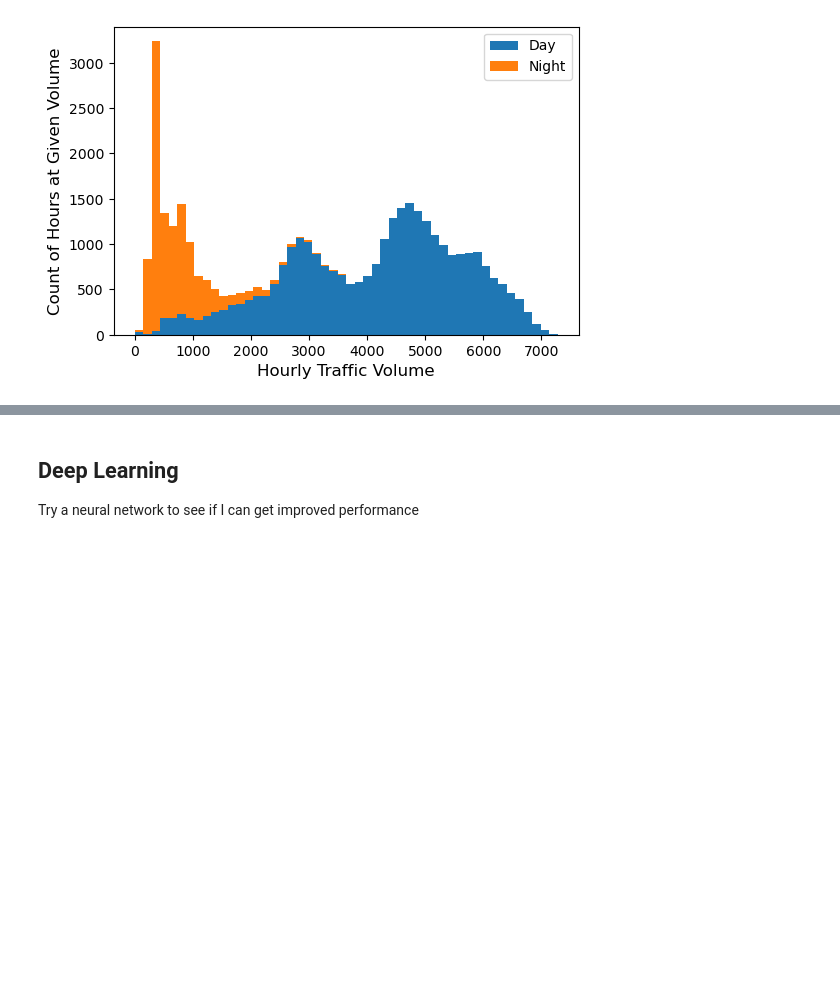
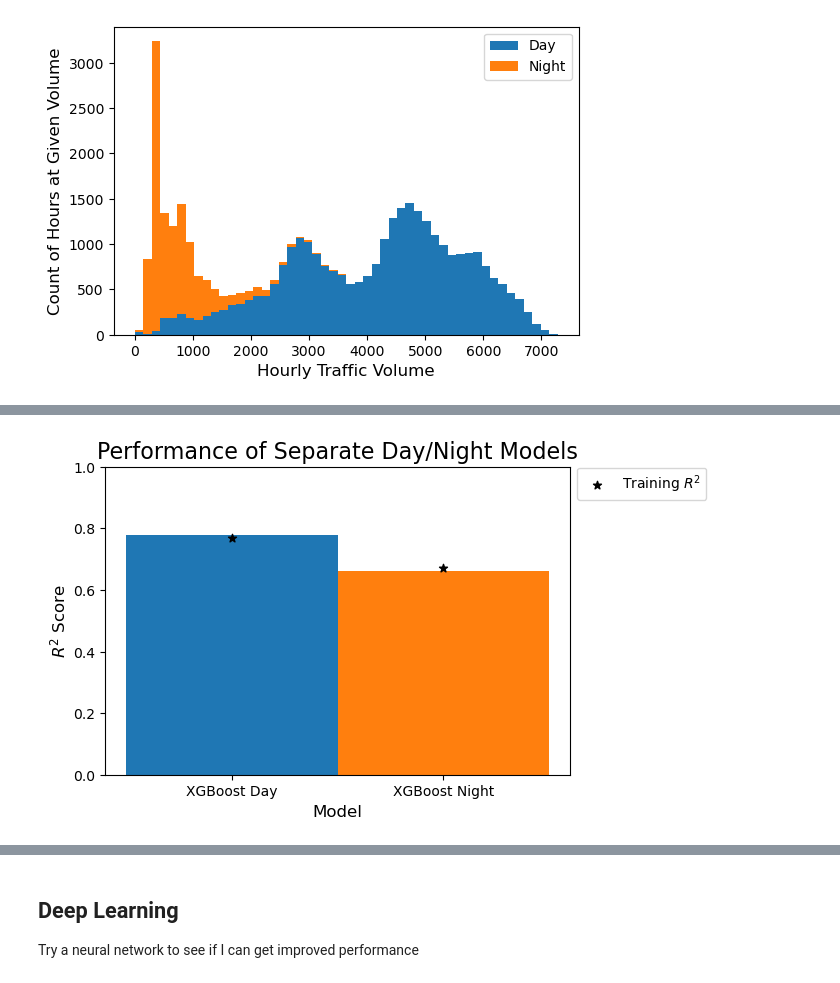
Before and after one commit to marshineer/SimpleRegression, a Jupyter notebook: traffic_flow_analysis.ipynb, the cells around one changed output, grey strips where cells are left out. Drawn from its saved outputs; the diff is of its cells as text; code cells hidden in the pictures; blank space fills up the shorter version.

```diff
--- a/traffic_flow_analysis.ipynb
+++ b/traffic_flow_analysis.ipynb
@@ -904,10 +945,12 @@ tree_data['rain_1h'] = np.log(tree_data['rain_1h'] + 1)
 tree_cols = tree_data.columns.tolist()
 tree_cols = tree_cols[-2:] + tree_cols[:-2]
 tree_data = tree_data[tree_cols]
-display(tree_data.head(n=5))
+# display(tree_data.head(n=5))
 
 # Split the data into training and test sets
 X_tree_pd = tree_data.iloc[:, :-1]
+X_train_tree = X_tree_pd.iloc[train_inds].reset_index(drop=True)
+X_test_tree = X_tree_pd.iloc[test_inds].reset_index(drop=True)
 tree_split = train_test_split(X_tree_pd, y_pd, test_size=0.215, random_state=66)
 rand_tree_split = [x.reset_index(drop=True) for x in tree_split]
 data_splits_tree = [rand_tree_split, [X_train_tree, X_test_tree, y_train_year, y_test_year]]
@@ -926,7 +969,9 @@ for X_train, X_test, y_train, y_test in data_splits_tree:
     cv_test_scores = []
     for cv_split in cv_splits:
         # Initialize a grid
-        grid_search = GridSearchCV(cat_tree['model'], cat_tree['params'], scoring='r2', n_jobs=-1, cv=cv_split)
+        # grid_search = GridSearchCV(cat_tree['model'], cat_tree['params'], scoring='r2', n_jobs=-1, cv=cv_split)
+        n_itr = cat_tree['n_itr']
+        grid_search = RandomizedSearchCV(cat_tree['model'], cat_tree['params'], n_iter=n_itr, scoring='r2', n_jobs=-1, cv=cv_split)
 
         # Find the best model
         t_run0 = time()
@@ -940,12 +985,14 @@ for X_train, X_test, y_train, y_test in data_splits_tree:
         cv_train_scores.append(grid_search.best_score_)
 
         # Check the performance of the models on the test data
-        best_model = cat_tree['best_model'][i][j]
-        best_model.fit(X_train, y_train)
+        best_model = grid_search.best_estimator_
         # To get rid of warnings
         # https://stackoverflow.com/questions/27122757/sklearn-set-params-takes-exactly-1-argument
+        # best_model.set_params(warm_start=False)
+        # best_model.fit(X_train, y_train)
         y_pred = best_model.predict(X_test)
         cv_test_scores.append(r2_score(y_test, y_pred))
+        print(grid_search.best_params_)
 
     split_params.append(cv_params)
     split_model.append(cv_model)
@@ -1145,0 +1228,26 @@ for i, (X_train, X_test, y_train, y_test) in enumerate(day_night_data):
+# %%
+# Compare the day and night models
+fig, ax = plt.subplots(1, figsize=(6, 4), sharey=True)
+width = 1 / 3
+m_names = []
+for i, model in enumerate(day_night_models):
+    train_score = model['best_train_r2']
+    test_score = model['best_test_r2']
+    m_name = model['name']
+    m_names.append(model['name'])
+    x_pos = i * width
+    ax.bar(x_pos, test_score, width=width)
+    if i == 1:
+        ax.scatter(x_pos, train_score, c='k', marker='*', label='Training ' + r'$R^2$')
+    else:
+        ax.scatter(x_pos, train_score, c='k', marker='*')
+ax.set_xlabel('Model', fontsize=12)
+ax.set_title('Performance of Separate Day/Night Models', fontsize=16)
+ax.set_xticks([0, width])
+ax.set_xticklabels(m_names)
+ax.set_ylabel(r'$R^2$' + ' Score', fontsize=12)
+ax.set_ylim([0, 1])
+ax.legend(loc='upper left', bbox_to_anchor=(1.0, 1.02))
+plt.show()
+# %% [output]
+[figure, added]
```
Also changed, not shown: parts of 40 cells of this notebook.
